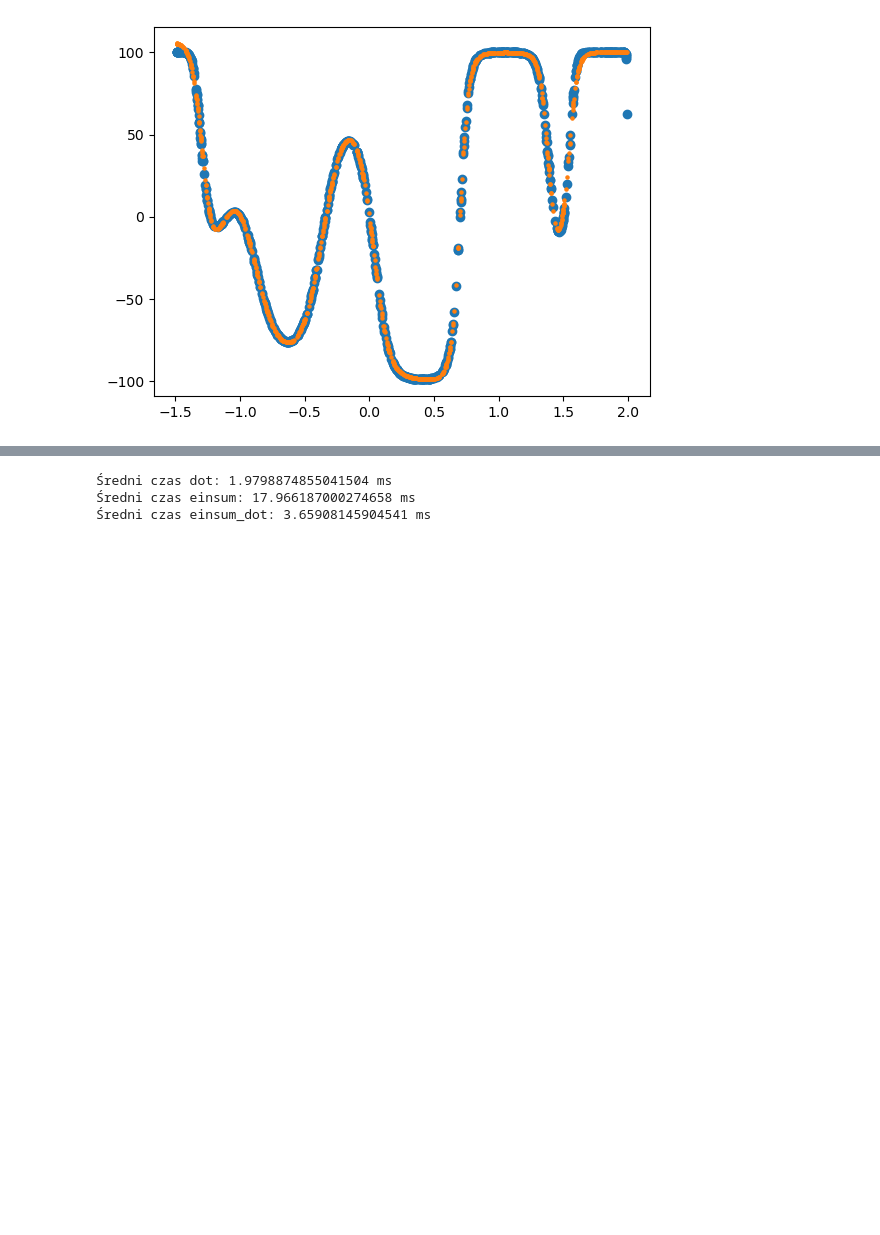
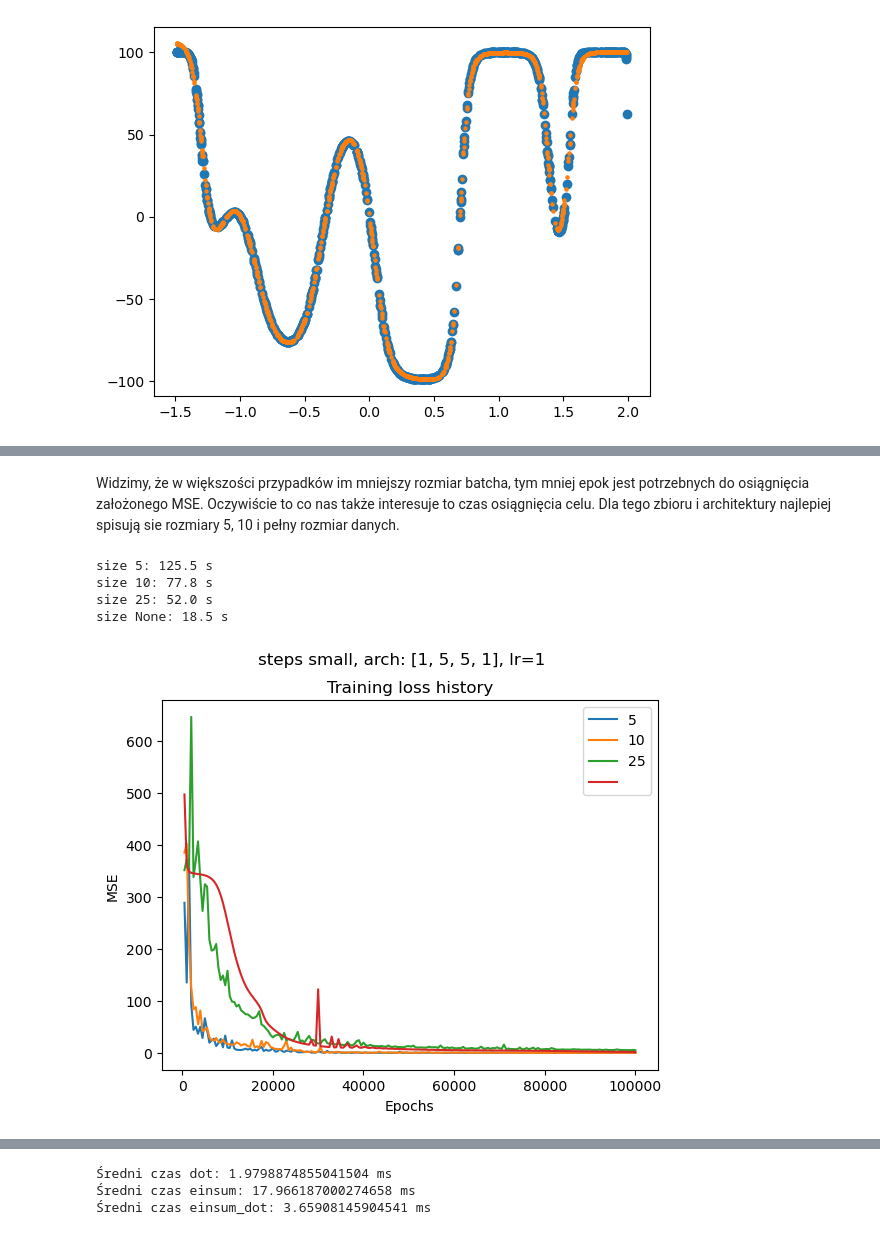
Before and after one commit to tymsoncyferki/MIOwAD, a Jupyter notebook: nn2/lab2.ipynb, the cells around one changed output, grey strips where cells are left out. Drawn from its saved outputs; the diff is of its cells as text; code cells hidden in the pictures; blank space fills up the shorter version.

```diff
--- a/nn2/lab2.ipynb
+++ b/nn2/lab2.ipynb
@@ -407,0 +468,11 @@ Test MSE: 3.999971466978165
+# %% [markdown]
+Widzimy, że w większości przypadków im mniejszy rozmiar batcha, tym mniej epok jest potrzebnych do osiągnięcia założonego MSE. Oczywiście to co nas także interesuje to czas osiągnięcia celu. Dla tego zbioru i architektury najlepiej spisują sie rozmiary 5, 10 i pełny rozmiar danych.
+# %%
+batch_test(steps_small_train, steps_small_test, [5, 10, 25, None], [1, 5, 5, 1], 'he', lr=1, epochs=100000,
+           name='steps small', interval=500, cutoff=30)
+# %% [output]
+size 5: 125.5 s
+size 10: 77.8 s
+size 25: 52.0 s
+size None: 18.5 s
+[figure, added]
```
Also changed, not shown: parts of 23 cells of this notebook.
